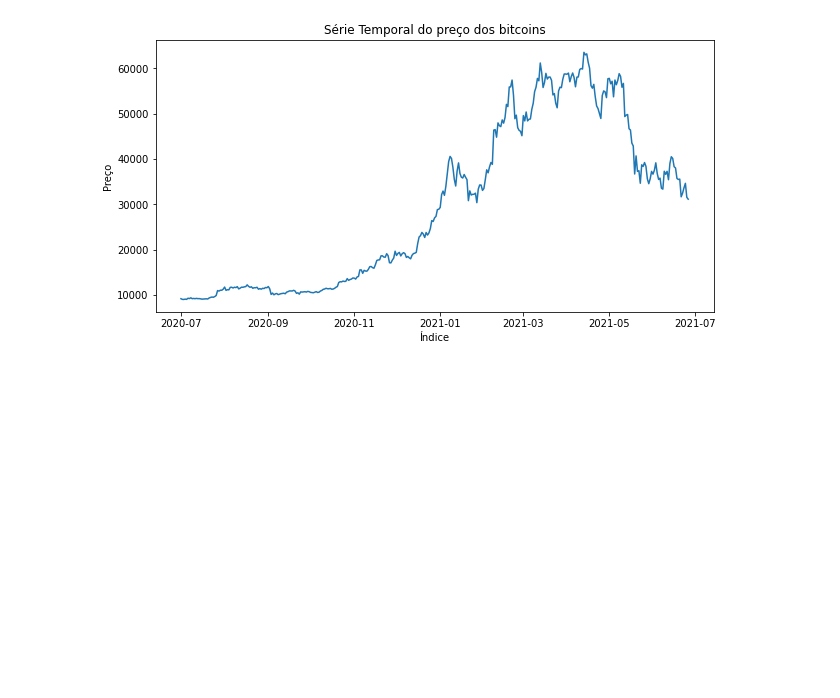
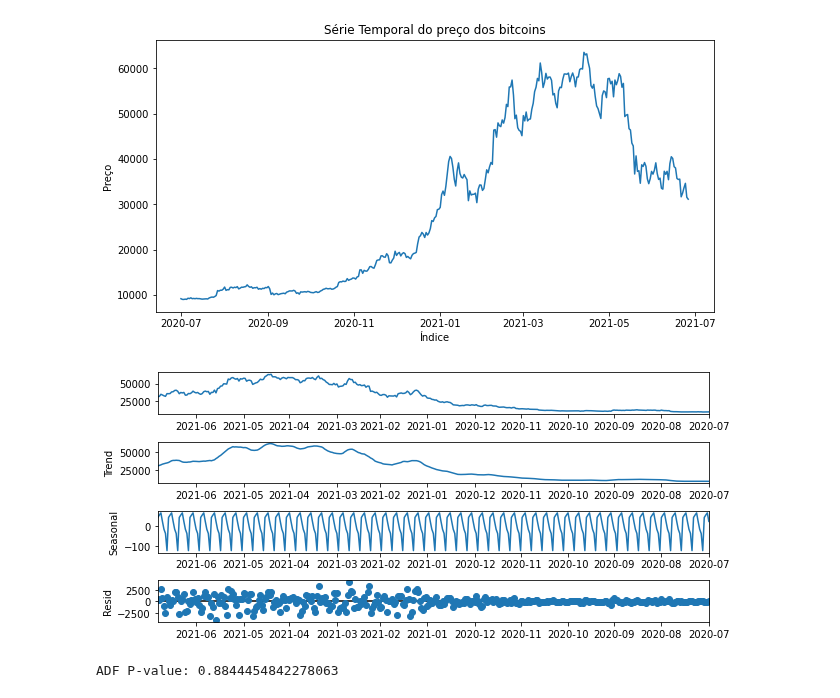
Before and after one commit to prbpedro/tcc_puc, a Jupyter notebook: src/2_pre_processing_btc_historical_data.ipynb, the cells around one changed output. Saved outputs shown, nothing was run; the diff lists cells and outputs as text; code cells hidden in the pictures; blank space fills up the shorter version.

```diff
--- a/src/2_pre_processing_btc_historical_data.ipynb
+++ b/src/2_pre_processing_btc_historical_data.ipynb
@@ -50,3 +51,21 @@ g.set_ylabel('Preço')
 # %% [output]
 Text(0, 0.5, 'Preço')
 [figure]
+# %%
+# plot the seasonal decompose series
+
+decomposicao_aditiva = seasonal_decompose(btc_df, model='aditive',extrapolate_trend='freq')
+
+rcParams['figure.figsize'] = 9, 4
+fig=decomposicao_aditiva.plot()  #realiza o plot da decomposição
+plt.show()
+# %% [output]
+[figure, added]
+# %%
+resultado_ADF = adfuller(btc_df['Price'].values, autolag='AIC')
+
+# > 0.05 stationary
+# < 0.05 non stationary
+print('ADF P-value:', resultado_ADF[1])
+# %% [output]
+ADF P-value: 0.8844454842278063
```
Also changed, not shown: parts of 6 cells of this notebook, 5 other files.
